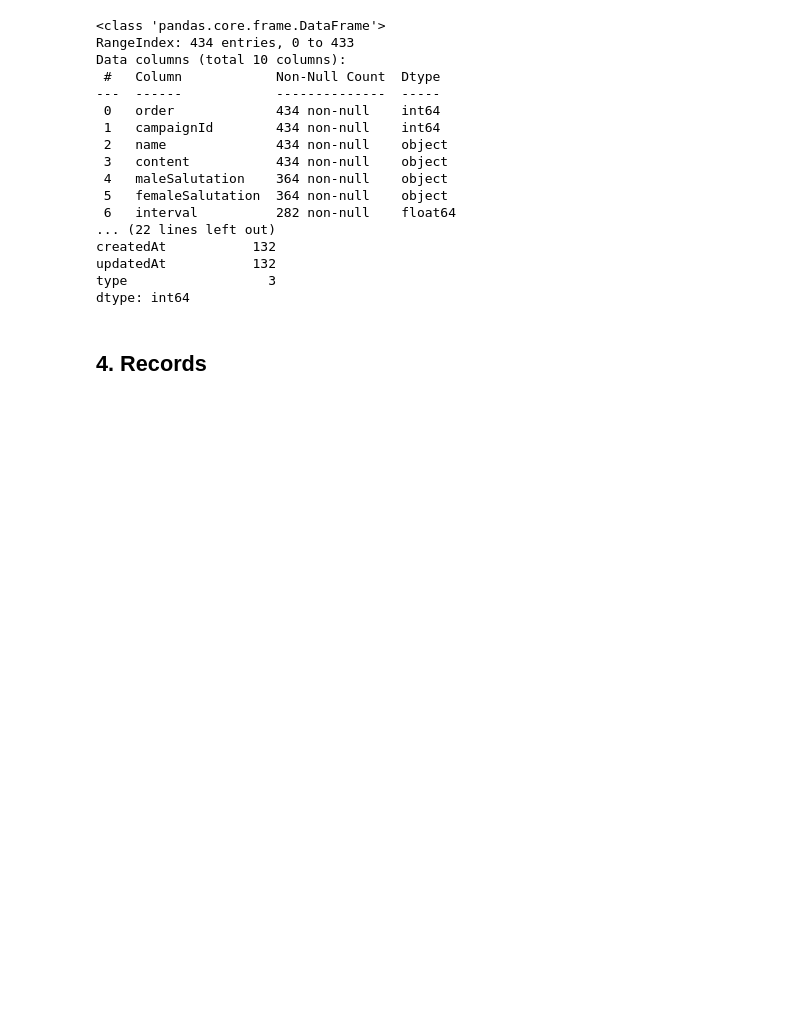
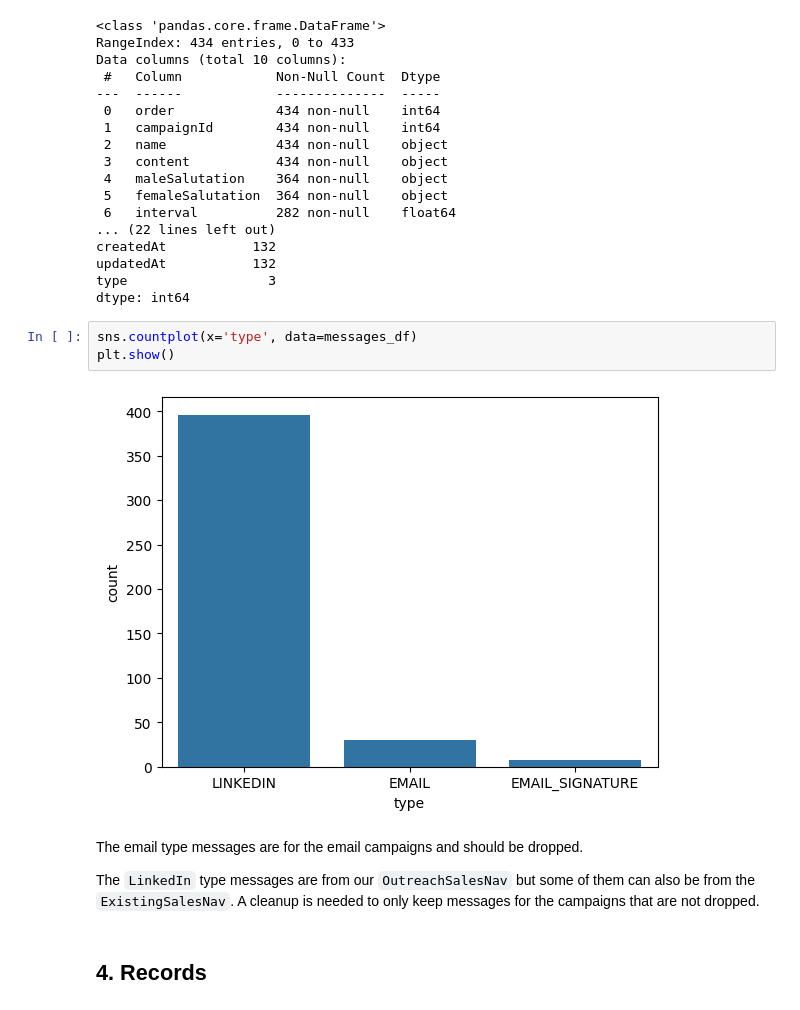
Before and after one commit to usersina/ml-lead-generating, a Jupyter notebook: notebook.ipynb, the cells around one changed output. Saved outputs shown, nothing was run; the diff lists cells and outputs as text; blank space fills up the shorter version.

Commit message:
pre-process leads and messages

```diff
--- a/notebook.ipynb
+++ b/notebook.ipynb
@@ -110,6 +111,16 @@ createdAt           132
 updatedAt           132
 type                  3
 dtype: int64
+# %%
+sns.countplot(x='type', data=messages_df)
+plt.show()
+# %% [output]
+[figure, added]
+# %% [markdown]
+The email type messages are for the email campaigns and should be dropped.
+
+The `LinkedIn` type messages are from our `OutreachSalesNav` but some of them can also be from the `ExistingSalesNav`. A cleanup is needed to only keep messages for the campaigns
+that are not dropped.
 # %% [markdown]
 ## 4. Records
 # %%
```
Also changed, not shown: parts of 19 cells of this notebook.
